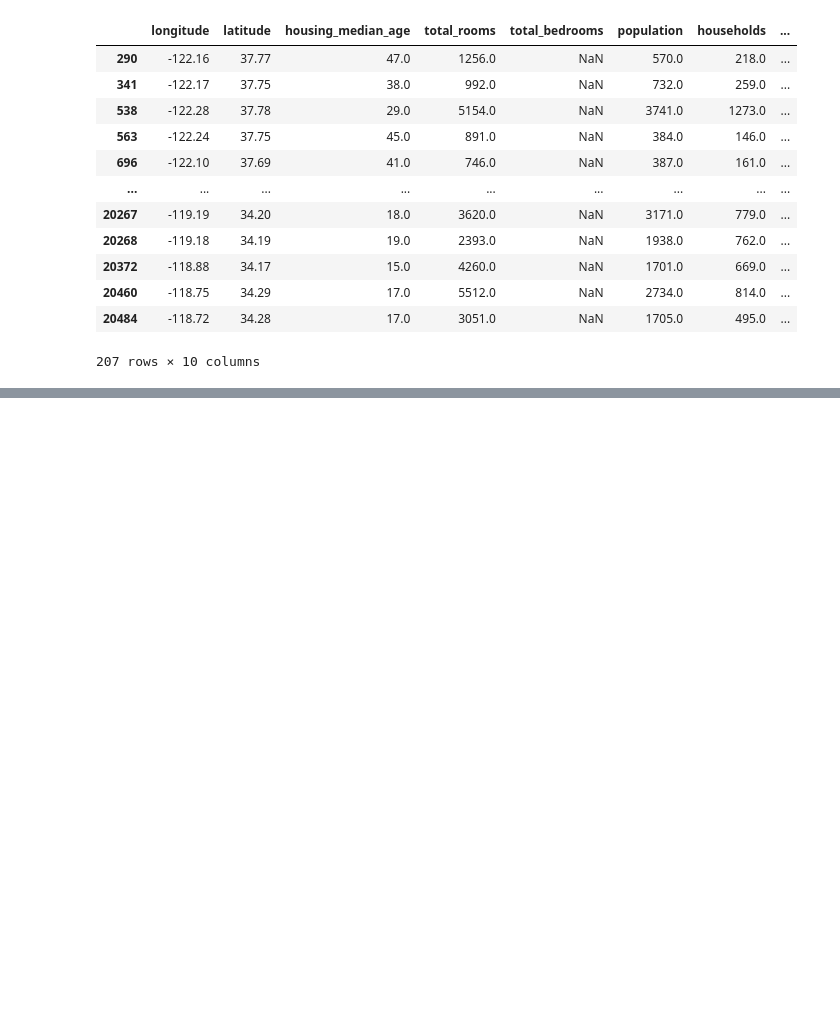
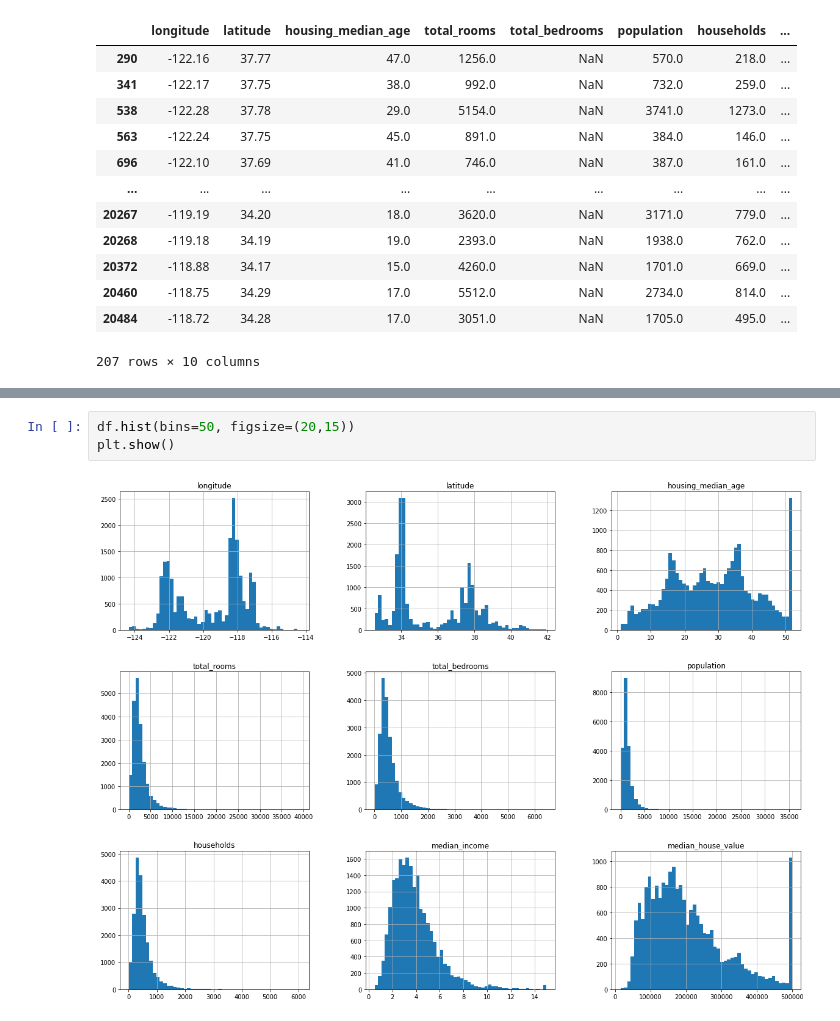
Before and after one commit to mohd-sahil/Housing-Dataset, a Jupyter notebook: Housing_Dataset_DP_and_FE_ML.ipynb, the cells around one changed output, grey strips where cells are left out. Cells and saved outputs as stored; diff of their text form; blank space fills up the shorter version.

Commit message:
histogram of diffrnt features

```diff
--- a/Housing_Dataset_DP_and_FE_ML.ipynb
+++ b/Housing_Dataset_DP_and_FE_ML.ipynb
@@ -69,0 +118,5 @@ df[df.total_bedrooms.isna()]
+# %%
+df.hist(bins=50, figsize=(20,15))
+plt.show()
+# %% [output]
+[figure, added]
```
Also changed, not shown: parts of 5 cells of this notebook.
